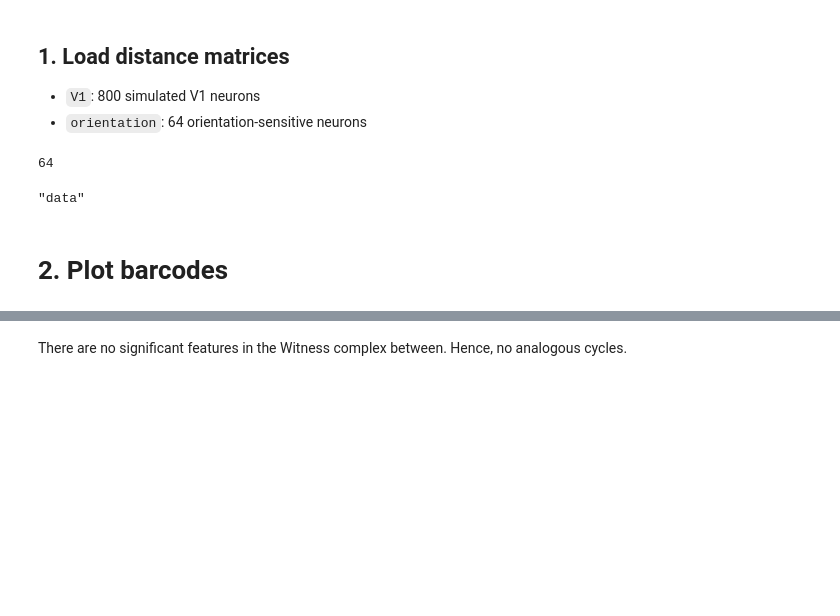
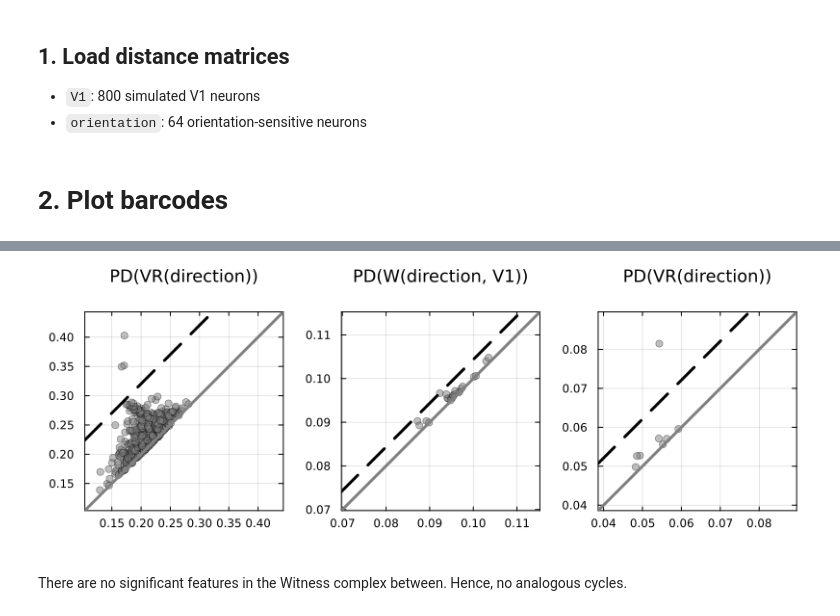
Before and after one commit to Soheilp86/analogous_neural, a Jupyter notebook: analysis/simulation_visual/7_analogous_bars_propagation_study_similarity_centric.ipynb, the cells around one changed output, grey strips where cells are left out. Drawn from its saved outputs; the diff is of its cells as text; code cells hidden in the pictures; blank space fills up the shorter version.

```diff
--- a/analysis/simulation_visual/7_analogous_bars_propagation_study_similarity_centric.ipynb
+++ b/analysis/simulation_visual/7_analogous_bars_propagation_study_similarity_centric.ipynb
@@ -215,13 +213,4 @@ save(directory * "/V1_orientation_baseline_similarity_analogous.jld2",
 ## 1. Load distance matrices
 * `V1`: 800 simulated V1 neurons
 * `orientation`: 64 orientation-sensitive neurons
-# %%
-n_V1 = 800
-n_D = 64
-# %% [output]
-64
-# %%
-directory = "data"
-# %% [output]
-"data"
 # %%
@@ -256,13 +248,13 @@ barcode_W_direction_V1 = barcode(C_W_direction_V1, dim = dim) # or barcode(W_ori
 
 # plot all persistence diagrams & significance feature cutoff
 selected_V1, cutoff_V1 = select_persistent_intervals_IQR(barcode_VR_V1)
-p1 = plot_PD(barcode_VR_V1; cutoff = cutoff_V1,  title = "Barcode(VR(direction))", titlefontsize = 12)
+p1 = plot_PD(barcode_VR_V1; cutoff = cutoff_V1,  title = "PD(VR(direction))", titlefontsize = 12)
 
 selected_W_direction_V1, cutoff_W_direction_V1 = select_persistent_intervals_IQR(barcode_W_direction_V1)
-p2 = plot_PD(barcode_W_direction_V1; cutoff = cutoff_W_direction_V1, title = "Barcode(W(direction, V1))", titlefontsize = 12)
+p2 = plot_PD(barcode_W_direction_V1; cutoff = cutoff_W_direction_V1, title = "PD(W(direction, V1))", titlefontsize = 12)
 
 selected_direction, cutoff_direction = select_persistent_intervals_IQR(barcode_VR_direction)
-p3 = plot_PD(barcode_VR_direction; cutoff = cutoff_direction, title = "Barcode(VR(direction))", titlefontsize = 12)
+p3 = plot_PD(barcode_VR_direction; cutoff = cutoff_direction, title = "PD(VR(direction))", titlefontsize = 12)
 
 
 plot(p1, p2, p3, layout = grid(1,3), size = (800, 300))
@@ -271,3 +262,4 @@ plot(p1, p2, p3, layout = grid(1,3), size = (800, 300))
+[figure, added]
 # %% [markdown]
 There are no significant features in the Witness complex between. Hence, no analogous cycles.
 # %%
```
Also changed, not shown: parts of 12 cells of this notebook.
